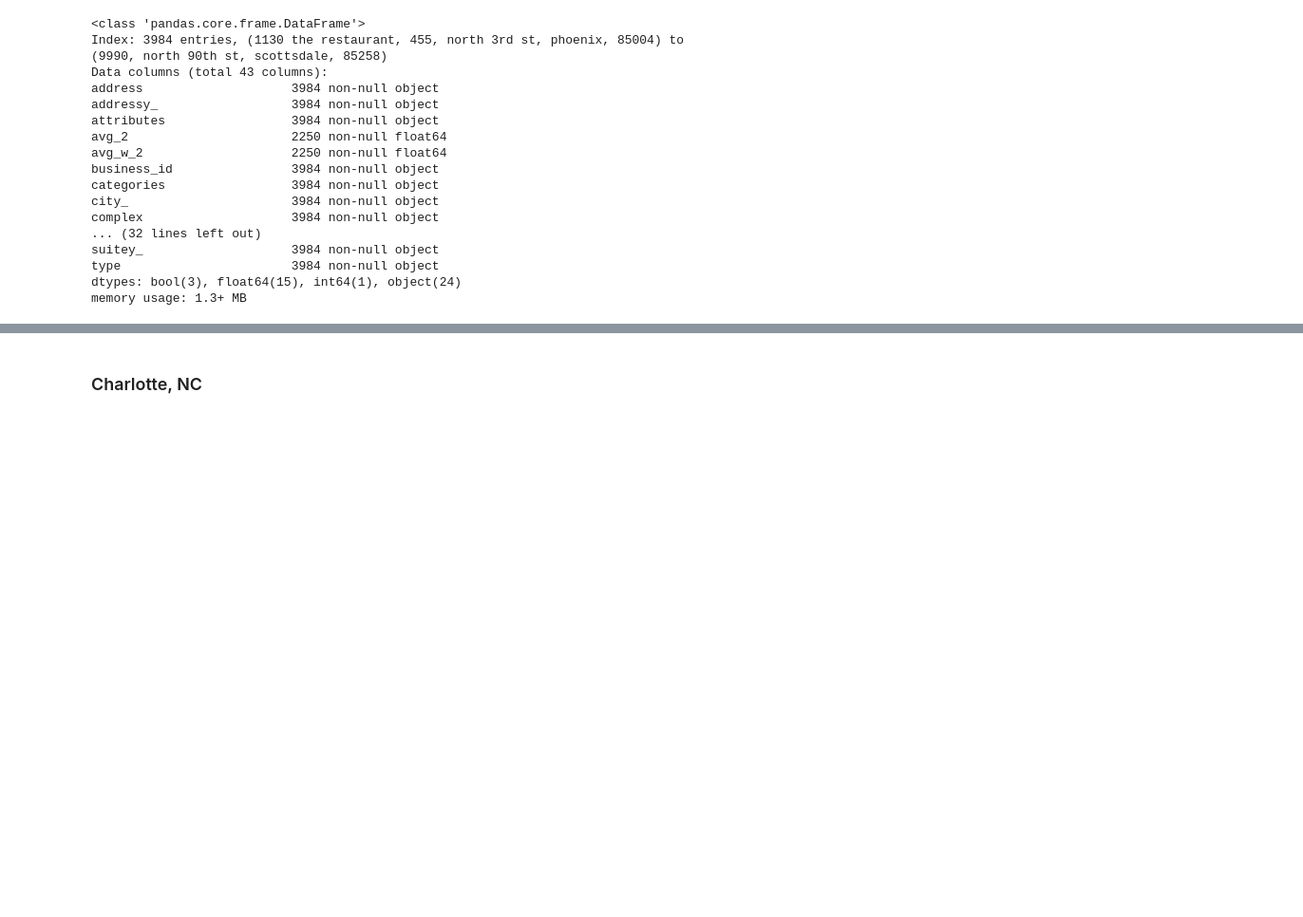
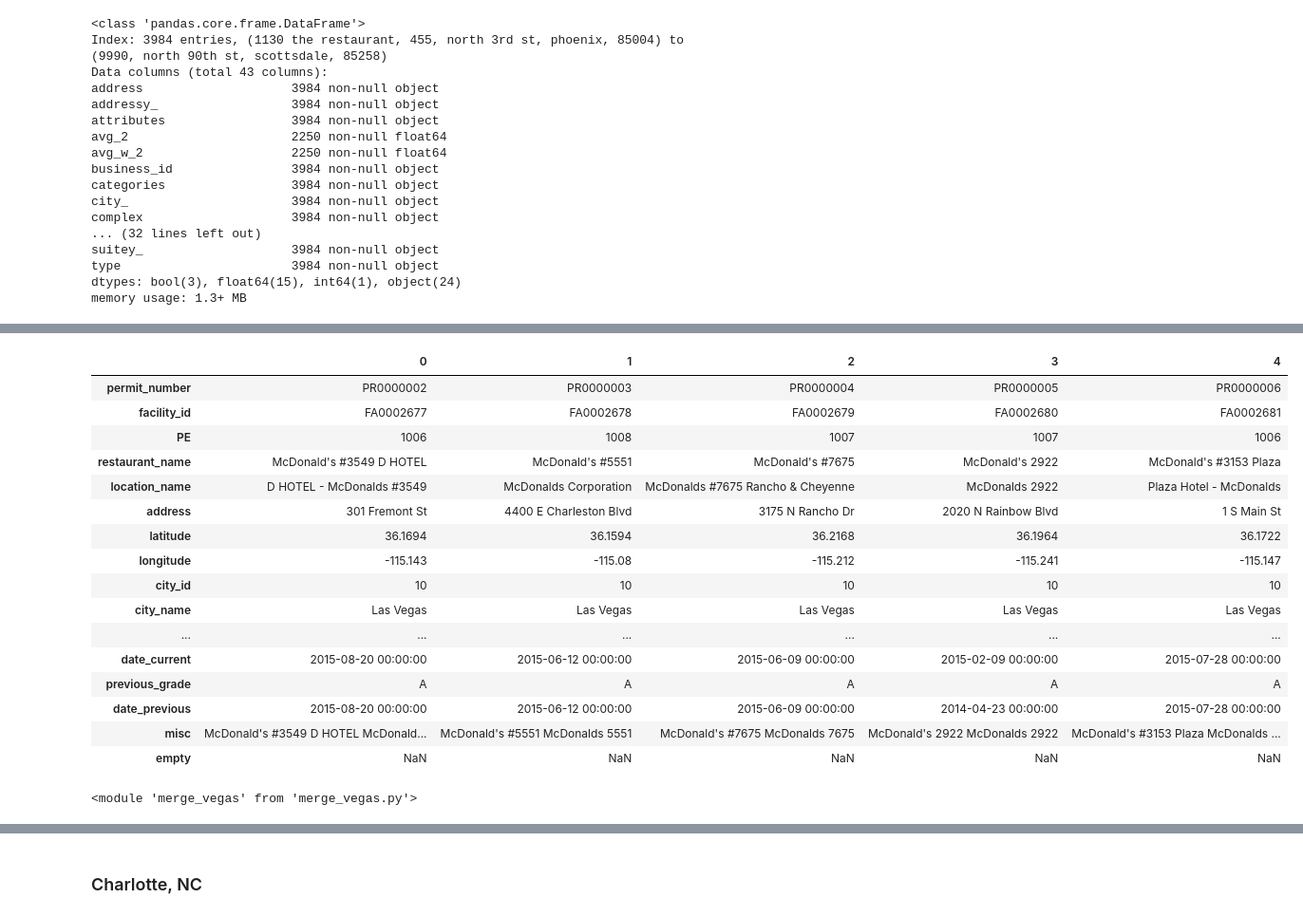
Before and after one commit to tbackes/yelp-health, a Jupyter notebook: code/yelp-EDA.ipynb, the cells around one changed output, grey strips where cells are left out. Shown: that part at 95% size. Saved outputs shown, nothing was run; the diff lists cells and outputs as text; code cells hidden in the pictures; blank space fills up the shorter version.

```diff
--- a/code/yelp-EDA.ipynb
+++ b/code/yelp-EDA.ipynb
@@ -148,0 +241,24 @@ memory usage: 1.3+ MB
+# %%
+H.head().T
+# %% [output]
+|  | 0 | 1 | 2 | 3 | 4 |
+| permit_number | PR0000002 | PR0000003 | PR0000004 | PR0000005 | PR0000006 |
+| facility_id | FA0002677 | FA0002678 | FA0002679 | FA0002680 | FA0002681 |
+| PE | 1006 | 1008 | 1007 | 1007 | 1006 |
+| restaurant_name | McDonald's #3549 D HOTEL | McDonald's #5551 | McDonald's #7675 | McDonald's 2922 | McDonald's #3153 Plaza |
+| location_name | D HOTEL - McDonalds #3549 | McDonalds Corporation | McDonalds #7675 Rancho & Cheyenne | McDonalds 2922 | Plaza Hotel - McDonalds |
+| address | 301 Fremont St | 4400 E Charleston Blvd | 3175 N Rancho Dr | 2020 N Rainbow Blvd | 1 S Main St |
+| latitude | 36.1694 | 36.1594 | 36.2168 | 36.1964 | 36.1722 |
+| longitude | -115.143 | -115.08 | -115.212 | -115.241 | -115.147 |
+| city_id | 10 | 10 | 10 | 10 | 10 |
+| city_name | Las Vegas | Las Vegas | Las Vegas | Las Vegas | Las Vegas |
+| ... | ... | ... | ... | ... | ... |
+| date_current | 2015-08-20 00:00:00 | 2015-06-12 00:00:00 | 2015-06-09 00:00:00 | 2015-02-09 00:00:00 | 2015-07-28 00:00:00 |
+| previous_grade | A | A | A | A | A |
+| date_previous | 2015-08-20 00:00:00 | 2015-06-12 00:00:00 | 2015-06-09 00:00:00 | 2014-04-23 00:00:00 | 2015-07-28 00:00:00 |
+| misc | McDonald's #3549 D HOTEL McDonald... | McDonald's #5551 McDonalds 5551 | McDonald's #7675 McDonalds 7675 | McDonald's 2922 McDonalds 2922 | McDonald's #3153 Plaza McDonalds ... |
+| empty | NaN | NaN | NaN | NaN | NaN |
+# %%
+reload(lib)
+# %% [output]
+<module 'merge_vegas' from 'merge_vegas.py'>
```
Also changed, not shown: parts of 18 cells of this notebook, 1 other file.
